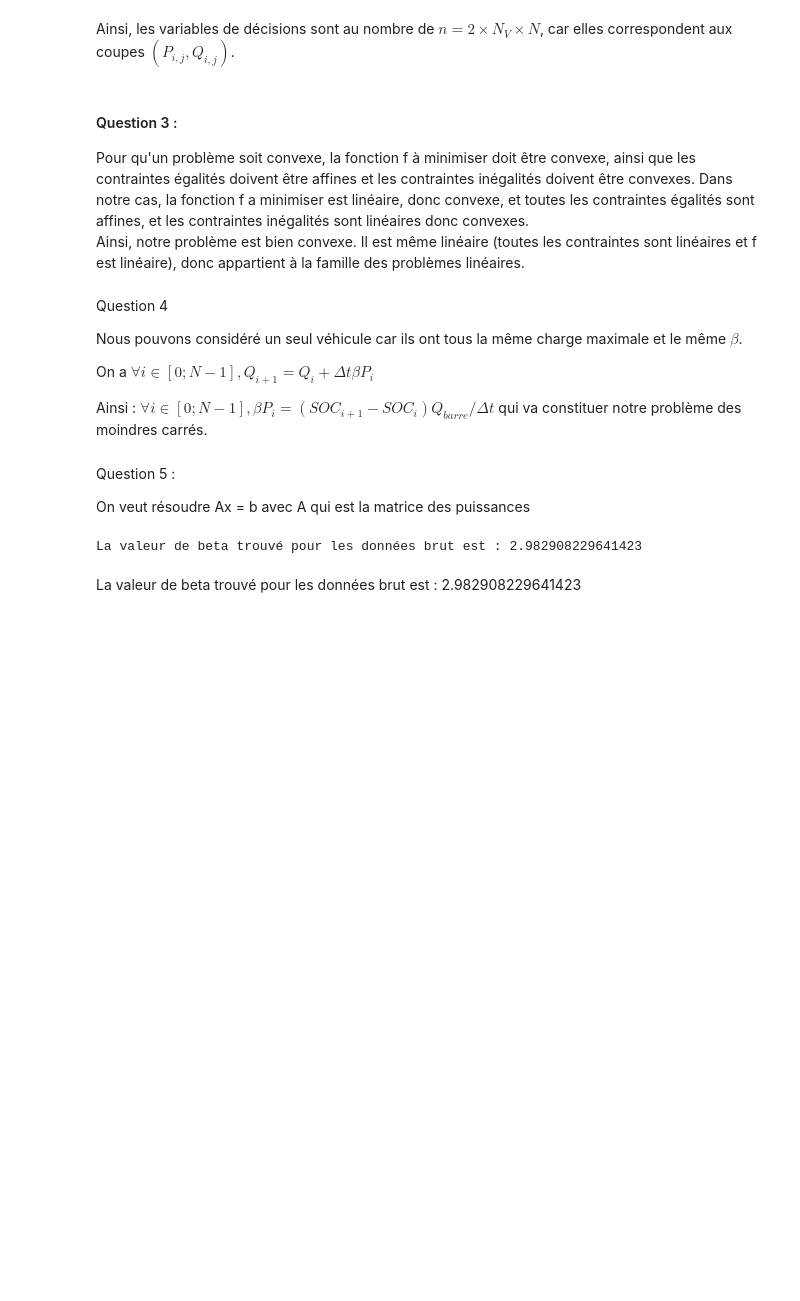
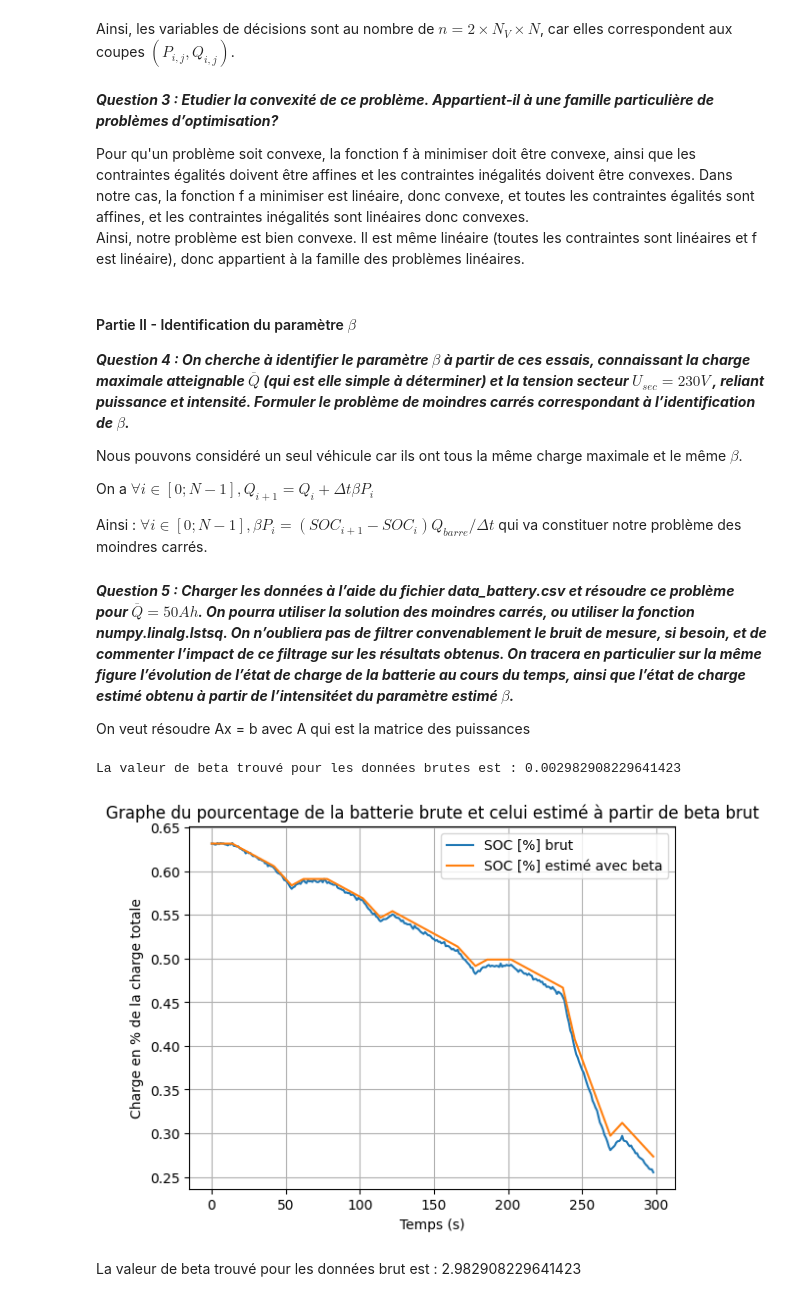
Before and after one commit to ines-g23/Projet-optimisation, a Jupyter notebook: Projet_notebook_Pauline.ipynb, the cells around one changed output. Saved outputs shown, nothing was run; the diff lists cells and outputs as text; code cells hidden in the pictures; blank space fills up the shorter version.

```diff
--- a/Projet_notebook_Pauline.ipynb
+++ b/Projet_notebook_Pauline.ipynb
@@ -41,12 +44,15 @@ $c_{in2} : \forall j \in \{ 1,...,N_V \}, \forall i \in \{ 0,....,N \}, -P_{j,i}
 # %% [markdown]
 Ainsi, les variables de décisions sont au nombre de $n = 2 \times N_V \times N$, car elles correspondent aux coupes $(P_{i,j}, Q_{i,j})$.
 # %% [markdown]
-#### Question 3 :
+***Question 3 : Etudier la convexité de ce problème. Appartient-il à une famille particulière de problèmes d’optimisation?***
 
 Pour qu'un problème soit convexe, la fonction f à minimiser doit être convexe, ainsi que les contraintes égalités doivent être affines et les contraintes inégalités doivent être convexes. Dans notre cas, la fonction f a minimiser est linéaire, donc convexe, et toutes les contraintes égalités sont affines, et les contraintes inégalités sont linéaires donc convexes.
 Ainsi, notre problème est bien convexe. Il est même linéaire (toutes les contraintes sont linéaires et f est linéaire), donc appartient à la famille des problèmes linéaires.
 # %% [markdown]
-Question 4
+#### Partie II - Identification du paramètre $\beta$
+
+***Question 4 :  On cherche à identifier le paramètre $\beta$ à partir de ces essais, connaissant la charge maximale atteignable $\overline{Q}$ (qui est elle simple à déterminer) et la tension secteur $U_{sec} = 230V$ , reliant puissance et intensité.
+Formuler le problème de moindres carrés correspondant à l’identification de $\beta$.***
 
 Nous pouvons considéré un seul véhicule car ils ont tous la même charge maximale et le même $\beta$.
 
@@ -54,32 +60,53 @@ On a $\forall i \in [0; N-1], Q_{i+1} = Q_i + \Delta t\beta P_i$
 
 Ainsi : $\forall i \in [0; N-1], \beta P_i = (SOC_{i+1}-SOC_i)Q_{barre}/\Delta t$ qui va constituer notre problème des moindres carrés.
 # %% [markdown]
-Question 5 :
+***Question 5 : Charger les données à l’aide du fichier data_battery.csv et résoudre ce problème pour $\overline{Q} = 50Ah$. On pourra utiliser la solution des moindres carrés, ou utiliser la fonction numpy.linalg.lstsq. On n’oubliera pas de filtrer convenablement le bruit de mesure, si besoin, et de commenter l’impact de ce filtrage sur les résultats obtenus. On tracera en particulier sur la même figure l’évolution de l’état de charge de la batterie au cours du temps, ainsi que l’état de charge estimé obtenu à partir de l’intensitéet du paramètre estimé $\beta$.***
 
 On veut résoudre Ax = b avec A qui est la matrice des puissances
-# %%
-#Question 5
-U_sec = 230
-Q_barre = 50*3600
-
-data = pd.read_csv("data_battery.csv")
-N = len(data)
-
-time = np.array(data["Time [s]"])
-list_A = np.array(U_sec*data["I [kA]"])
-A = list_A[:N-1]
-A = A.reshape((N-1, 1))
-
-SOC = np.array(data["SOC [%]"])
-b = (SOC[1:]-SOC[:N-1])*Q_barre/(time[1:]-time[:N-1])
-b = b.reshape((N-1,1))
-
-#Pour le problème des moindres carrés, on peut prendre la solution explicite : Beta = (A^T*A)^{-1}*(A^T*b) ou utiliser la fonction np.linalg.lstsq pour résoudre Ax = b
-sol = np.linalg.lstsq(A, b) #sol[0] = beta ; sol[1] = somme des résidus ; sol[2] = rang de la matrice A ; sol[3] = valeur singulière de A
-beta = sol[0][0][0]
-
-print("La valeur de beta trouvé pour les données brut est :", beta)
-# %% [output]
-La valeur de beta trouvé pour les données brut est : 2.982908229641423
+# %%
+#Question 5
+U_sec = 230
+Q_barre = 50*3600
+
+data = pd.read_csv("data_battery.csv")
+N = len(data)
+
+time = np.array(data["Time [s]"])
+list_A = np.array(1000*U_sec*data["I [kA]"])
+A = list_A[:N-1]
+A = A.reshape((N-1, 1))
+
+SOC = np.array(data["SOC [%]"])
+b = (SOC[1:]-SOC[:N-1])*Q_barre/(time[1:]-time[:N-1])
+b = b.reshape((N-1,1))
+
+#Pour le problème des moindres carrés, on peut prendre la solution explicite : Beta = (A^T*A)^{-1}*(A^T*b) ou utiliser la fonction np.linalg.lstsq pour résoudre Ax = b
+sol = np.linalg.lstsq(A, b) #sol[0] = beta ; sol[1] = somme des résidus ; sol[2] = rang de la matrice A ; sol[3] = valeur singulière de A
+beta = sol[0][0][0]
+
+print("La valeur de beta trouvé pour les données brutes est :", beta)
+
+#Estimation de la charge de la batterie à partir de la valeur Beta
+
+#initialisation
+SOC_estime = np.zeros(N)
+SOC_estime[0] = data["SOC [%]"].iloc[0]
+
+#Récurrence
+for i in range(1, N):
+    SOC_estime[i]=SOC_estime[i-1] + (time[i]-time[i-1])*beta*list_A[i]/Q_barre
+
+#Affichage du graphe de la batterie
+data["SOC [%] brut"] = data["SOC [%]"]
+data['SOC [%] lissé'] = data["SOC [%]"].rolling(window = 5, on = data.index).mean()
+data['SOC [%] estimé avec beta'] = SOC_estime
+data[['SOC [%] brut', 'SOC [%] estimé avec beta']].plot(title = "Graphe du pourcentage de la batterie brute et celui estimé à partir de beta brut")
+plt.xlabel("Temps (s)")
+plt.ylabel("Charge en % de la charge totale")
+plt.grid()
+plt.show()
+# %% [output]
+La valeur de beta trouvé pour les données brutes est : 0.002982908229641423
+[figure, added]
 # %% [markdown]
 La valeur de beta trouvé pour les données brut est : 2.982908229641423
```
Also changed, not shown: parts of 25 cells of this notebook.
